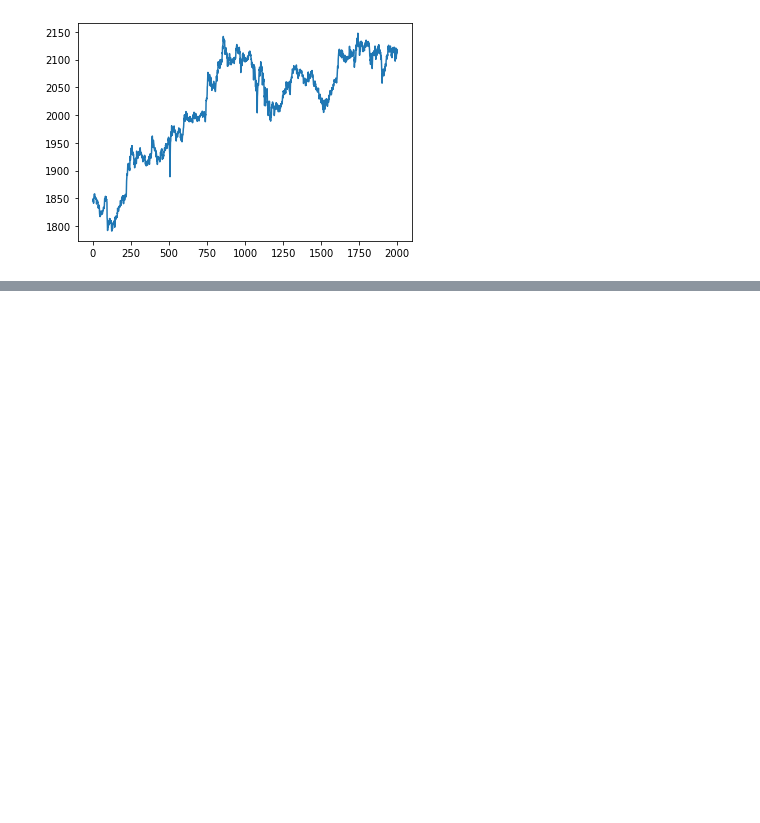
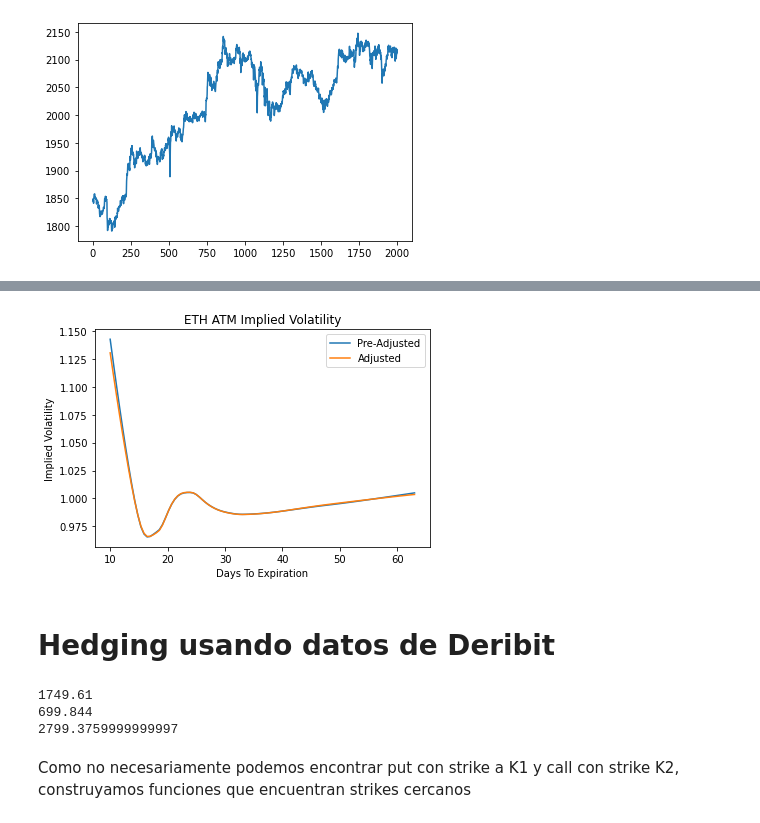
Before and after one commit to aguumg/Impermanent-Loss-Hedger, a Jupyter notebook: colabs/strategy _with _options.ipynb, the cells around one changed output, grey strips where cells are left out. Cells and saved outputs as stored; diff of their text form; code cells hidden in the pictures; blank space fills up the shorter version.

```diff
--- a/colabs/strategy _with _options.ipynb
+++ b/colabs/strategy _with _options.ipynb
@@ -626,0 +782,18 @@ plt.plot(list(P_ETH))
+# %%
+price_diff = option_data['mark_price'][0]-option_data['underlying_price']
+option_data['iv_adj'] = option_data['mark_iv']+(option_data['greeks.delta']*price_diff)/(option_data['greeks.vega'])
+option_data_ = option_data.iloc[1:].sort_values(['t','strike']).query('t>0')
+
+Z = interpolate.griddata(np.array([x,y]).T,np.array(option_data_['iv_adj']/100),(X,Y), method='cubic')
+iv_df_adj = pd.DataFrame(Z, index=np.linspace(10,np.max(y),100), columns=np.linspace(.95,1.05,99))
+iv_df.loc[:,1].plot(label='Pre-Adjusted')
+(iv_df_adj.loc[:,1]).plot(label='Adjusted')
+plt.xlabel('Days To Expiration')
+plt.ylabel('Implied Volatility')
+plt.legend()
+plt.title(f'{instrument_name} ATM Implied Volatility')
+plt.show()
+# %% [output]
+[figure, added]
+# %% [markdown]
+# Hedging usando datos de Deribit
@@ -626,0 +857,17 @@ plt.plot(list(P_ETH))
+# %%
+precio_activo = option_data["underlying_price"][1] # último precio registrado = precio Spot (S)
+margen=0.6 # hedgeo alrededor de un % respecto del precio spot
+
+epsilon=precio_activo*margen
+K1=precio_activo-epsilon
+K2=precio_activo+epsilon
+
+print(precio_activo)
+print(K1)
+print(K2)
+# %% [output]
+1749.61
+699.844
+2799.3759999999997
+# %% [markdown]
+Como no necesariamente podemos encontrar put con strike a K1 y call con strike K2, construyamos funciones que encuentran strikes cercanos
```
Also changed, not shown: parts of 25 cells of this notebook, 2 other files.
